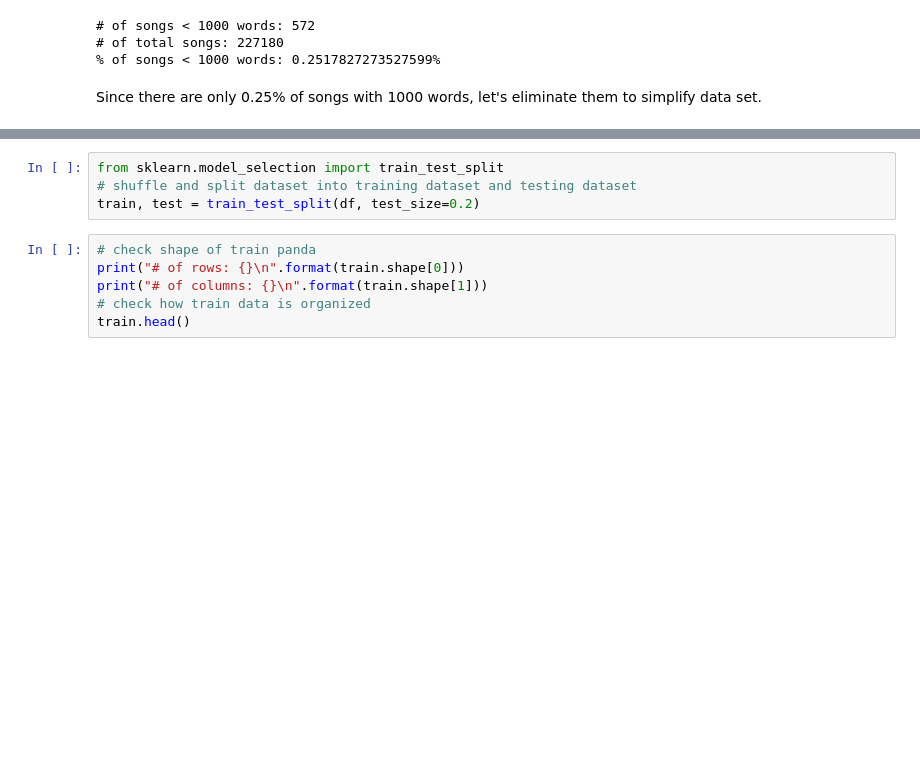
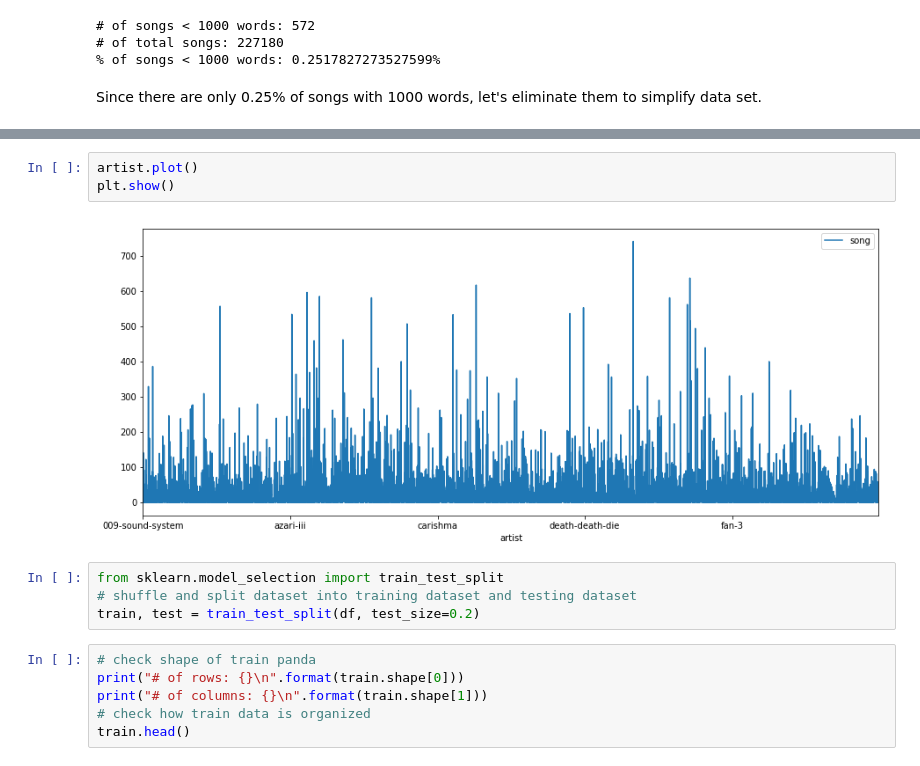
Before and after one commit to ShawnLe007/Lyric-Machine-Learning-Analysis, a Jupyter notebook: COGS118B.ipynb, the cells around one changed output, grey strips where cells are left out. Cells and saved outputs as stored; diff of their text form; blank space fills up the shorter version.

```diff
--- a/COGS118B.ipynb
+++ b/COGS118B.ipynb
@@ -503,3 +477,8 @@ artist
+# %%
+artist.plot()
+plt.show()
+# %% [output]
+[figure, added]
 # %%
 from sklearn.model_selection import train_test_split
 # shuffle and split dataset into training dataset and testing dataset
```
Also changed, not shown: parts of 13 cells of this notebook.
